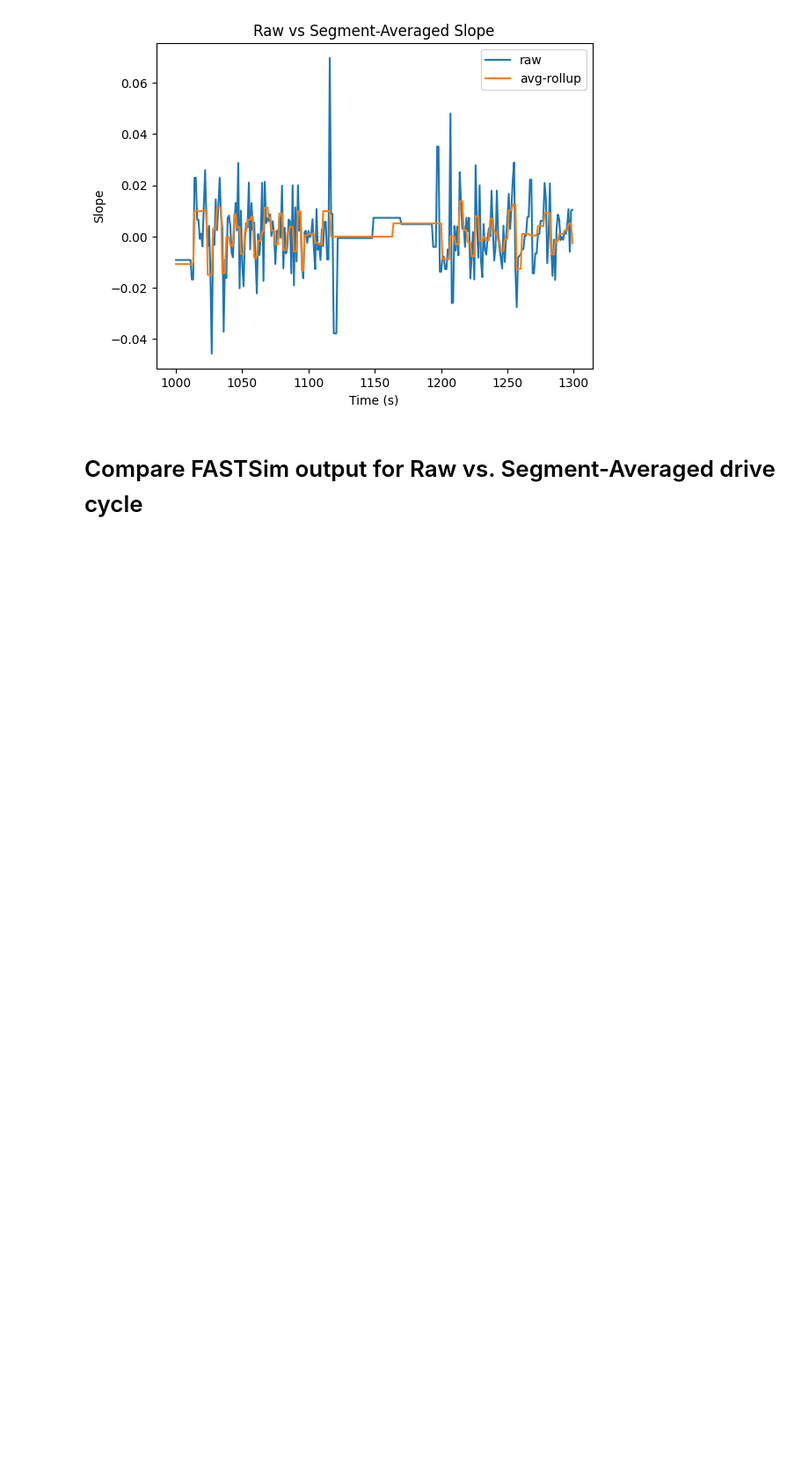
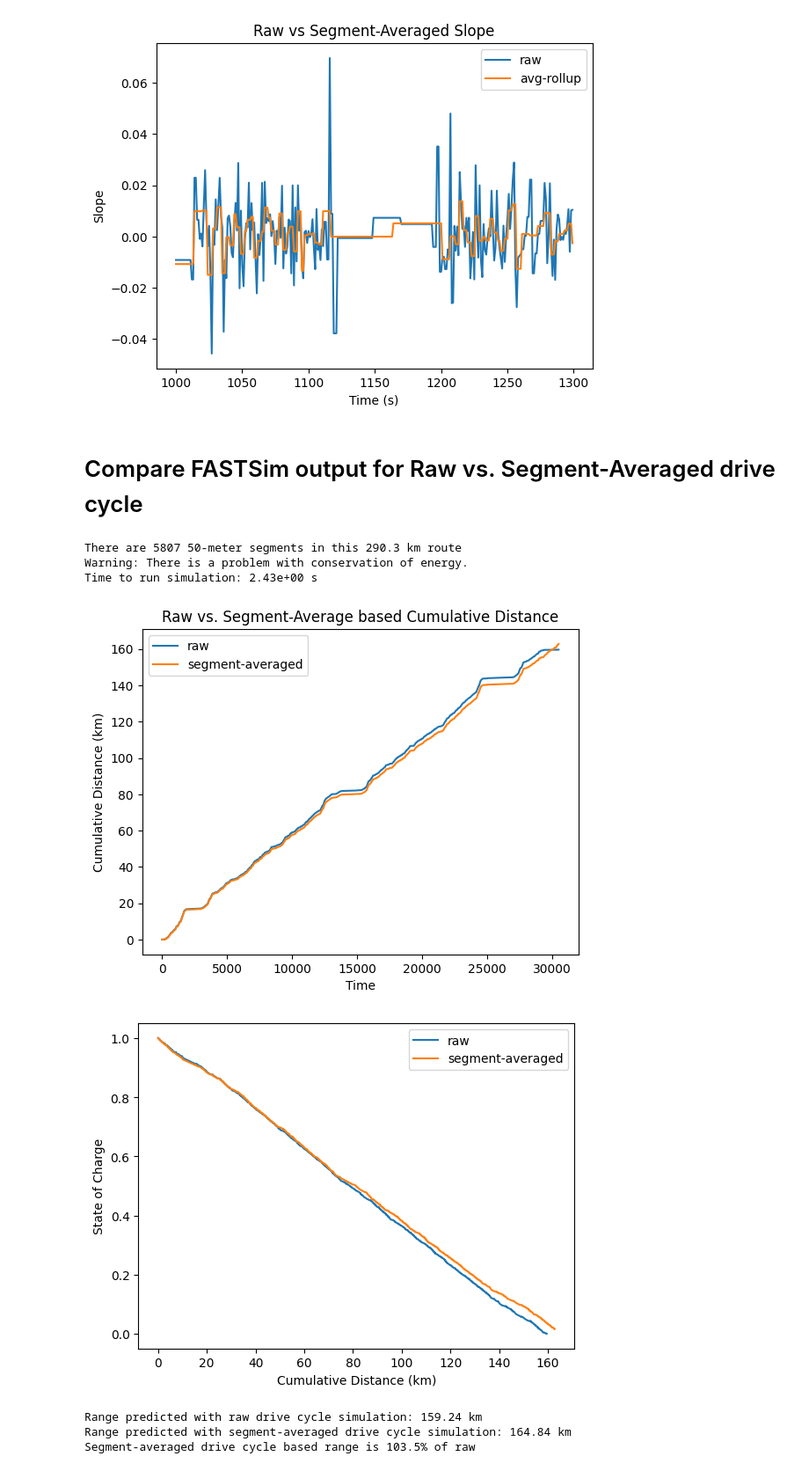
Before and after one commit to RESET-Lab/TransitBusSimulation, a Jupyter notebook: FASTSim Simulation/Averaged Speed Simulation.ipynb, the cells around one changed output. Shown at 88% size. Saved outputs shown, nothing was run; the diff lists cells and outputs as text; code cells hidden in the pictures; blank space fills up the shorter version.

```diff
--- a/FASTSim Simulation/Averaged Speed Simulation.ipynb
+++ b/FASTSim Simulation/Averaged Speed Simulation.ipynb
@@ -238,3 +239,40 @@ plt.show()
 [figure]
 # %% [markdown]
 # Compare FASTSim output for Raw vs. Segment-Averaged drive cycle
+# %%
+fs_avg_output = utils.run_fastsim(path, bus_jit, segment_averaged=True)
+fs_avg_df = pd.DataFrame.from_dict(fs_avg_output)
+# %% [output]
+There are 5807 50-meter segments in this 290.3 km route
+Warning: There is a problem with conservation of energy.
+Time to run simulation: 2.43e+00 s
+# %%
+# Zoom in on time frame of interest
+time_range = range(0, 30500)
+raw_df = fs_df[time_range.start:time_range.stop]
+avg_df = fs_avg_df[time_range.start:time_range.stop]
+
+plt.plot(raw_df['time'], raw_df['cumDistKm'], label='raw')
+plt.plot(avg_df['time'], avg_df['cumDistKm'], label='segment-averaged')
+plt.xlabel('Time')
+plt.ylabel('Cumulative Distance (km)')
+plt.title('Raw vs. Segment-Average based Cumulative Distance')
+plt.legend()
+plt.show()
+
+plt.plot(raw_df['cumDistKm'], raw_df['soc'], label='raw')
+plt.plot(avg_df['cumDistKm'], avg_df['soc'], label='segment-averaged')
+plt.xlabel('Cumulative Distance (km)')
+plt.ylabel('State of Charge')
+plt.legend()
+plt.show()
+
+print(f"Range predicted with raw drive cycle simulation: {fs_output['rangeKm']:.02f} km")
+print(f"Range predicted with segment-averaged drive cycle simulation: {fs_avg_output['rangeKm']:.02f} km")
+print(f"Segment-averaged drive cycle based range is {fs_avg_output['rangeKm']*100/fs_output['rangeKm']:.01f}% of raw")
+# %% [output]
+[figure, added]
+[figure, added]
+Range predicted with raw drive cycle simulation: 159.24 km
+Range predicted with segment-averaged drive cycle simulation: 164.84 km
+Segment-averaged drive cycle based range is 103.5% of raw
```
Also changed, not shown: parts of 4 cells of this notebook, 1 other file.
